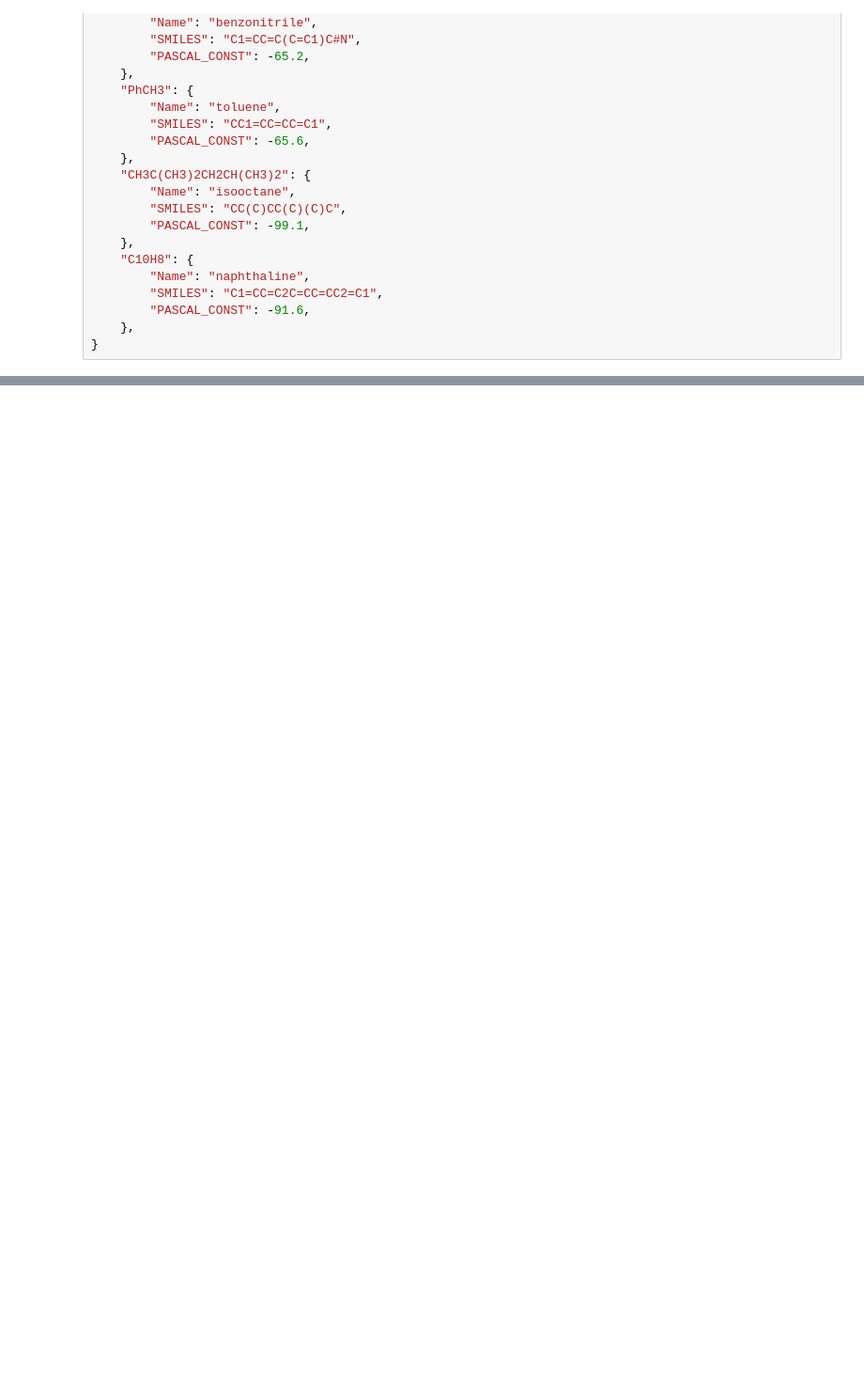
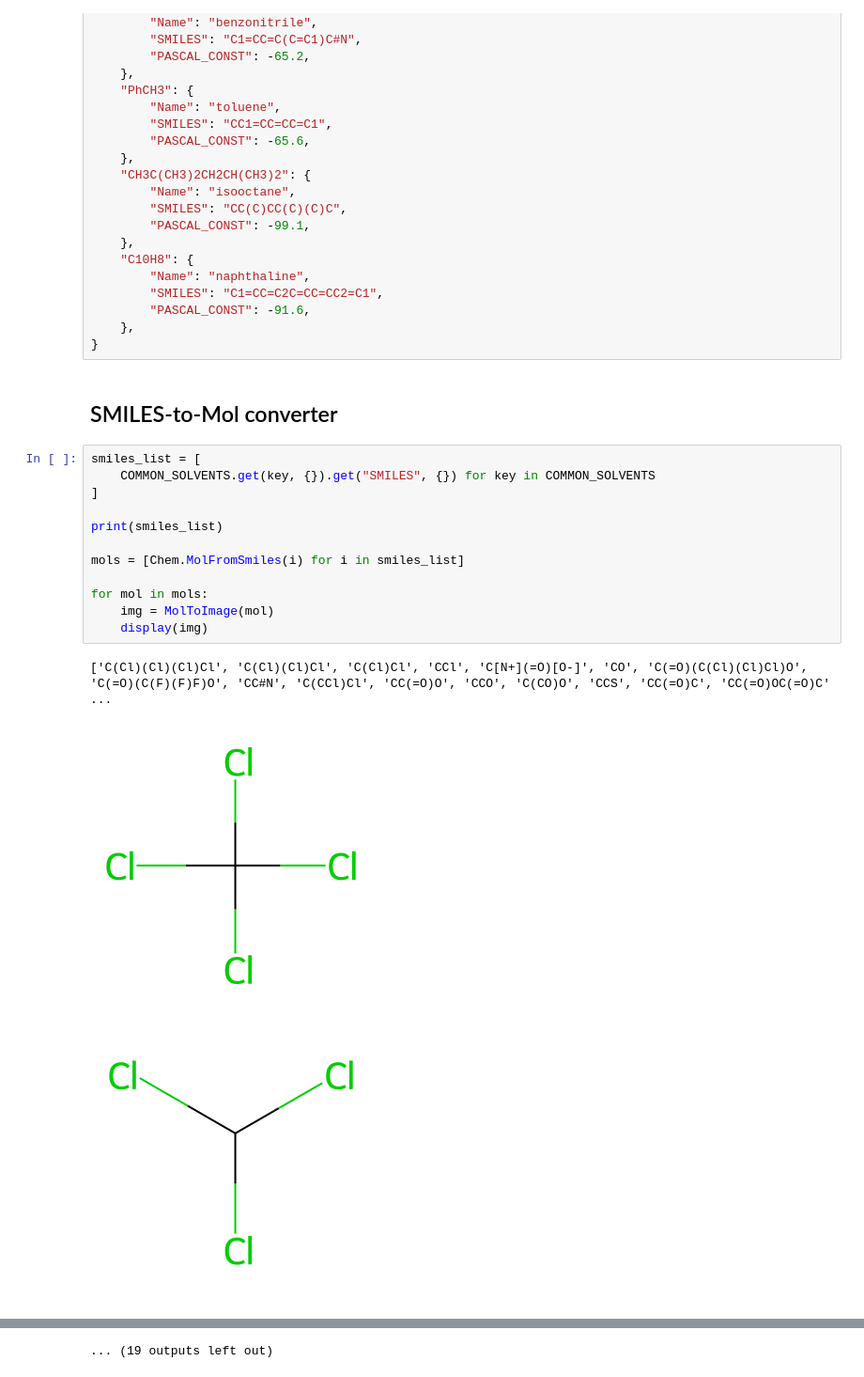
Before and after one commit to mag-bros/mag-bridge, a Jupyter notebook: notebooks/rdkit-queries.ipynb, the cells around one changed output, grey strips where cells are left out. Shown at 94% size. Cells and saved outputs as stored; diff of their text form; blank space fills up the shorter version.

Commit message:
added smiles-to-mol converter

```diff
--- a/notebooks/rdkit-queries.ipynb
+++ b/notebooks/rdkit-queries.ipynb
@@ -171,3 +177,21 @@ COMMON_SOLVENTS = {
         "PASCAL_CONST": -91.6,
     },
 }
+# %% [markdown]
+## SMILES-to-Mol converter
+# %%
+smiles_list = [
+    COMMON_SOLVENTS.get(key, {}).get("SMILES", {}) for key in COMMON_SOLVENTS
+]
+
+print(smiles_list)
+
+mols = [Chem.MolFromSmiles(i) for i in smiles_list]
+
+for mol in mols:
+    img = MolToImage(mol)
+    display(img)
+# %% [output]
+['C(Cl)(Cl)(Cl)Cl', 'C(Cl)(Cl)Cl', 'C(Cl)Cl', 'CCl', 'C[N+](=O)[O-]', 'CO', 'C(=O)(C(Cl)(Cl)Cl)O', 'C(=O)(C(F)(F)F)O', 'CC#N', 'C(CCl)Cl', 'CC(=O)O', 'CCO', 'C(CO)O', 'CCS', 'CC(=O)C', 'CC(=O)OC(=O)C' ...
+[figure, added]
+[figure, added]
@@ -173,0 +207 @@ COMMON_SOLVENTS = {
+... (19 outputs left out)
```
Also changed, not shown: parts of 4 cells of this notebook, 1 other file.
